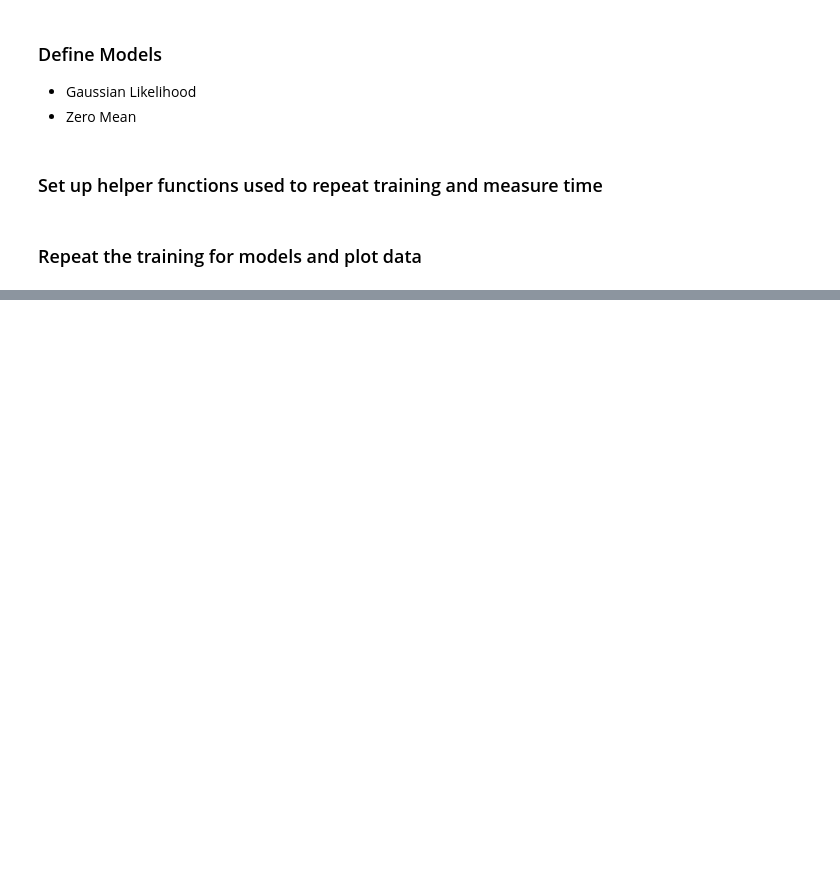
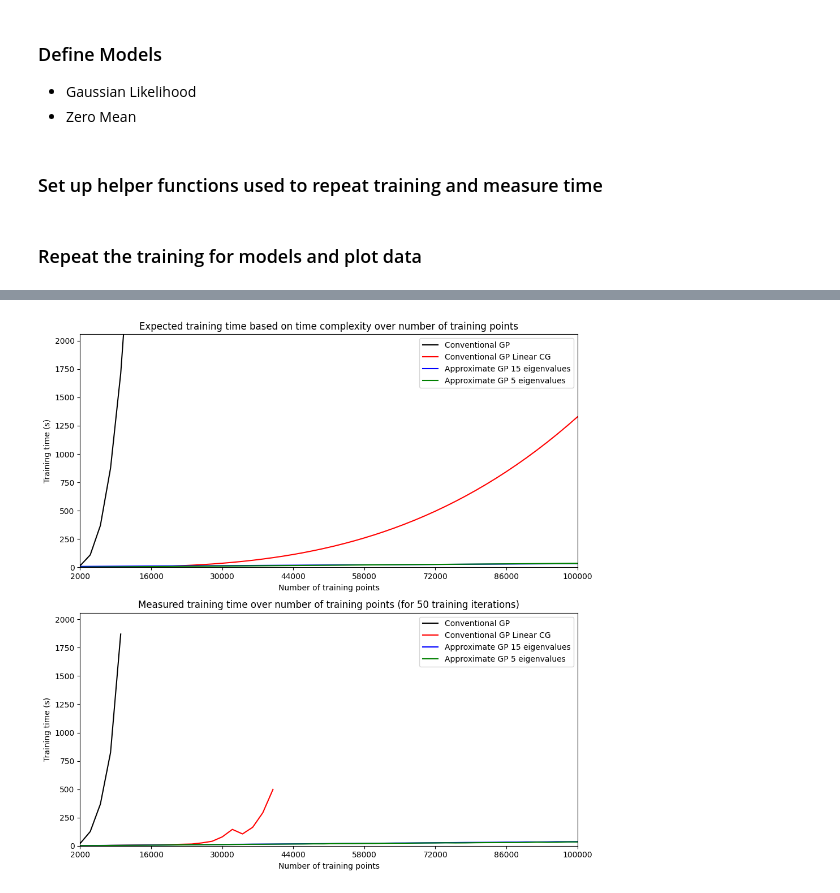
Before and after one commit to Cef0PT/famgpytorch, a Jupyter notebook: playground/multi_output_time_over_number_of_training_points.ipynb, the cells around one changed output, grey strips where cells are left out. Cells and saved outputs as stored; diff of their text form; code cells hidden in the pictures; blank space fills up the shorter version.

```diff
--- a/playground/multi_output_time_over_number_of_training_points.ipynb
+++ b/playground/multi_output_time_over_number_of_training_points.ipynb
@@ -196 +208,76 @@ repeat_train([ConventionalGPModel, ConventionalGPModelLinearCG, ApproxGPModel15,
+# %%
+with open(DATA_PATH, "r", encoding="utf-8") as f:
+    line_count = len(f.readlines()) - 1
+    f.seek(0)
+    headers = f.readline()  # discard headers
+
+    sample_nbs = np.empty(line_count, dtype=int)
+    train_t = np.empty((len(headers.split(",")[1:])//2, line_count), dtype=float)
+    train_l = np.empty((len(headers.split(",")[1:])//2, line_count), dtype=float)
+    col = 0
+    while line := f.readline():
+        data = line.split(',')
+        sample_nbs[col] = data[0]
+
+        for row, v in enumerate(data[1:]):
+            if row % 2 == 0:
+                train_t[row // 2, col] = v
+            else:
+                train_l[row // 2, col] = v
+
+        col += 1
+
+# plot results
+f, (ax1, ax2) = plt.subplots(2, 1, figsize=(10, 10))
+
+x_min, x_max = np.nanmin(sample_nbs), np.nanmax(sample_nbs)
+y_max = np.nanmax(train_t)
+
+# compute expected runtimes
+expected_train_t = np.expand_dims(sample_nbs.astype(float), axis=0).repeat(train_t.shape[0], axis=0)
+expected_train_t[0] = sample_nbs ** 3
+expected_train_t[0] = expected_train_t[0] * train_t[0,2] / expected_train_t[0,2]
+
+expected_train_t[1] = sample_nbs ** 3
+expected_train_t[1] = expected_train_t[1] * train_t[1,10] / expected_train_t[1,10]
+
+expected_train_t[2] = (15 * 2) ** 3 + sample_nbs
+expected_train_t[2] = expected_train_t[2] * train_t[2,24] / expected_train_t[2,24]
+
+expected_train_t[3] = (5 * 2) ** 3 + sample_nbs
+expected_train_t[3] = expected_train_t[3] * train_t[3,24] / expected_train_t[3,24]
+
+ax1.set_title("Expected training time based on time complexity over number of training points")
+ax1.set_xlabel("Number of training points")
+ax1.set_ylabel("Training time (s)")
+
+ax1.plot(sample_nbs, expected_train_t[0], 'k')
+ax1.plot(sample_nbs, expected_train_t[1], 'r')
+ax1.plot(sample_nbs, expected_train_t[2], 'b')
+ax1.plot(sample_nbs, expected_train_t[3], 'g')
+
+ax1.set_ylim(0, y_max + y_max / 10)
+ax1.set_xlim(x_min, x_max)
+ax1.set_xticks(np.arange(x_min, x_max + 1, 14000))
+ax1.legend(["Conventional GP", "Conventional GP Linear CG", "Approximate GP 15 eigenvalues", "Approximate GP 5 eigenvalues"])
+
+# plot training time
+ax2.set_title("Measured training time over number of training points (for 50 training iterations)")
+ax2.set_xlabel("Number of training points")
+ax2.set_ylabel("Training time (s)")
+
+ax2.plot(sample_nbs, train_t[0], 'k')
+ax2.plot(sample_nbs, train_t[1], 'r')
+ax2.plot(sample_nbs, train_t[2], 'b')
+ax2.plot(sample_nbs, train_t[3], 'g')
+
+ax2.set_ylim(0, y_max + y_max / 10)
+ax2.set_xlim(x_min, x_max)
+ax2.set_xticks(np.arange(x_min, x_max + 1, 14000))
+ax2.legend(["Conventional GP", "Conventional GP Linear CG", "Approximate GP 15 eigenvalues", "Approximate GP 5 eigenvalues"])
+
+f.tight_layout()
+plt.savefig(f"./temp/plots/time_complexity/multi_full.png")
+# %% [output]
+[figure, added]
 # %%
```
Also changed, not shown: parts of 6 cells of this notebook, 1 other file.
